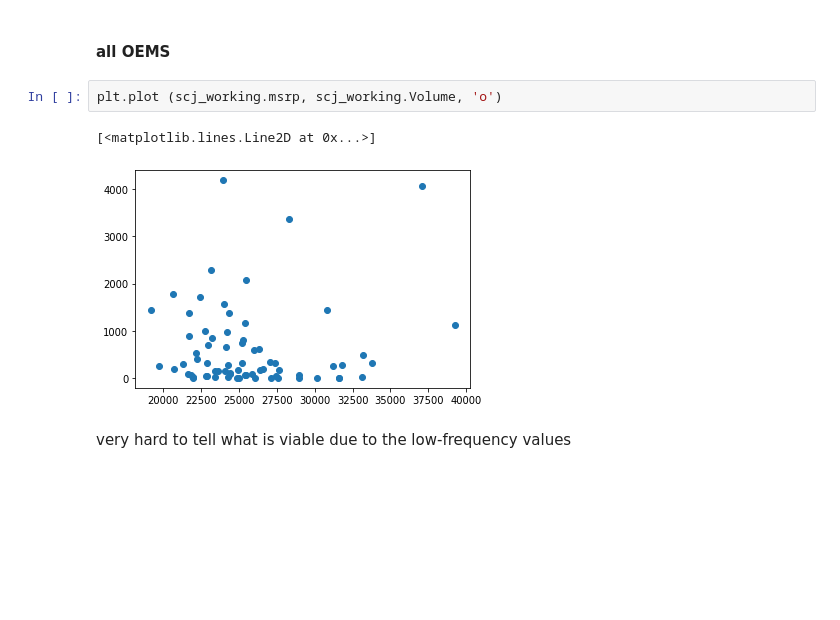
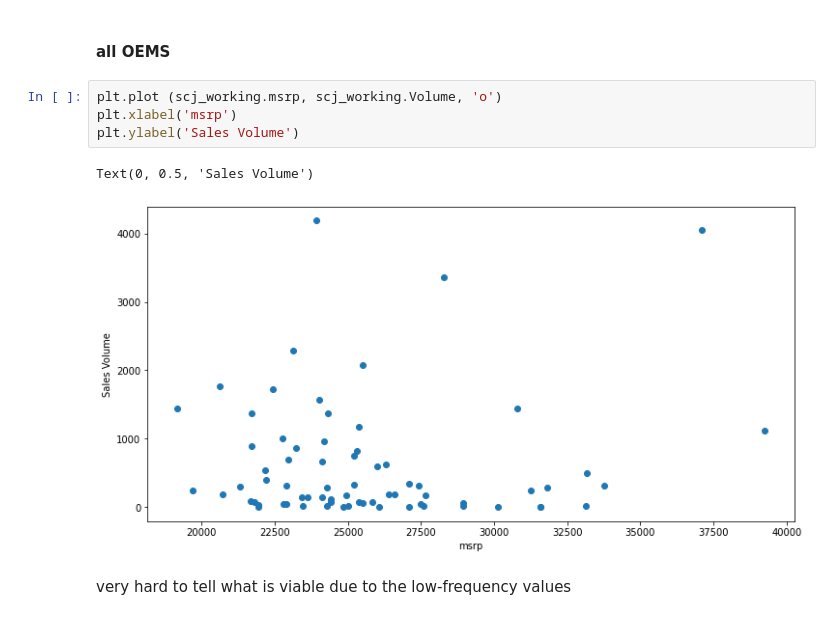
Before and after one commit to unded666/NissanBD, a Jupyter notebook: Notebooks/Nissan.ipynb, the cells around one changed output. Drawn from its saved outputs; the diff is of its cells as text; blank space fills up the shorter version.

```diff
--- a/Notebooks/Nissan.ipynb
+++ b/Notebooks/Nissan.ipynb
@@ -1357,9 +1357,11 @@ use the dataframe scj_working as your starting point!
 #### all OEMS
 # %%
 plt.plot (scj_working.msrp, scj_working.Volume, 'o')
+plt.xlabel('msrp')
+plt.ylabel('Sales Volume')
 # %% [output]
-[<matplotlib.lines.Line2D at 0x...>]
+Text(0, 0.5, 'Sales Volume')
-[figure, old version]
+[figure, new version]
 # %% [markdown]
 very hard to tell what is viable due to the low-frequency values
 # %%
```
Also changed, not shown: parts of 19 cells of this notebook.
